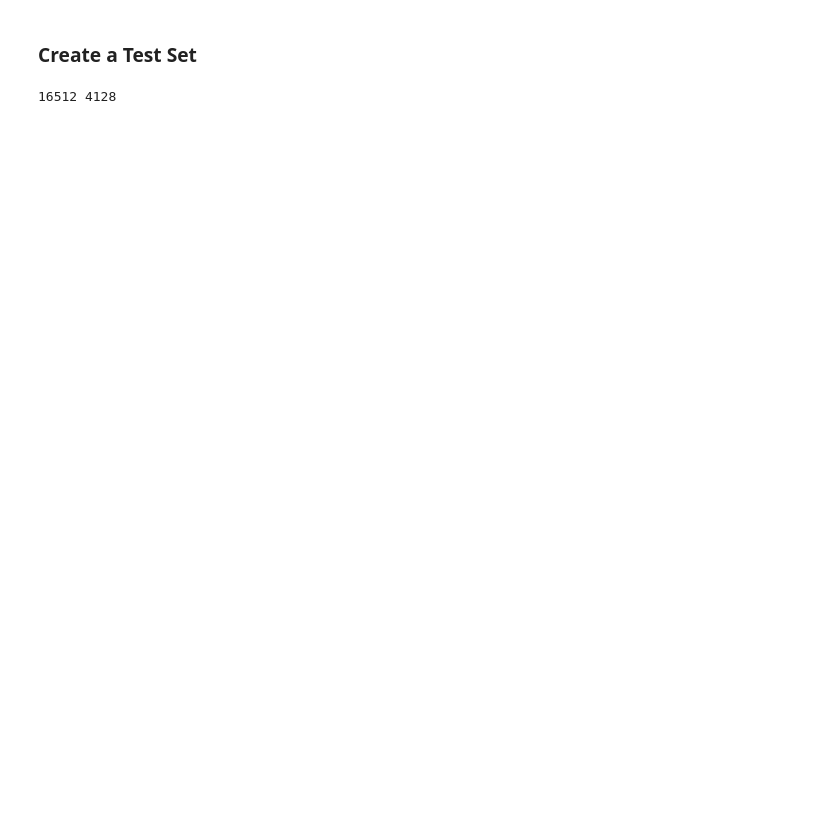
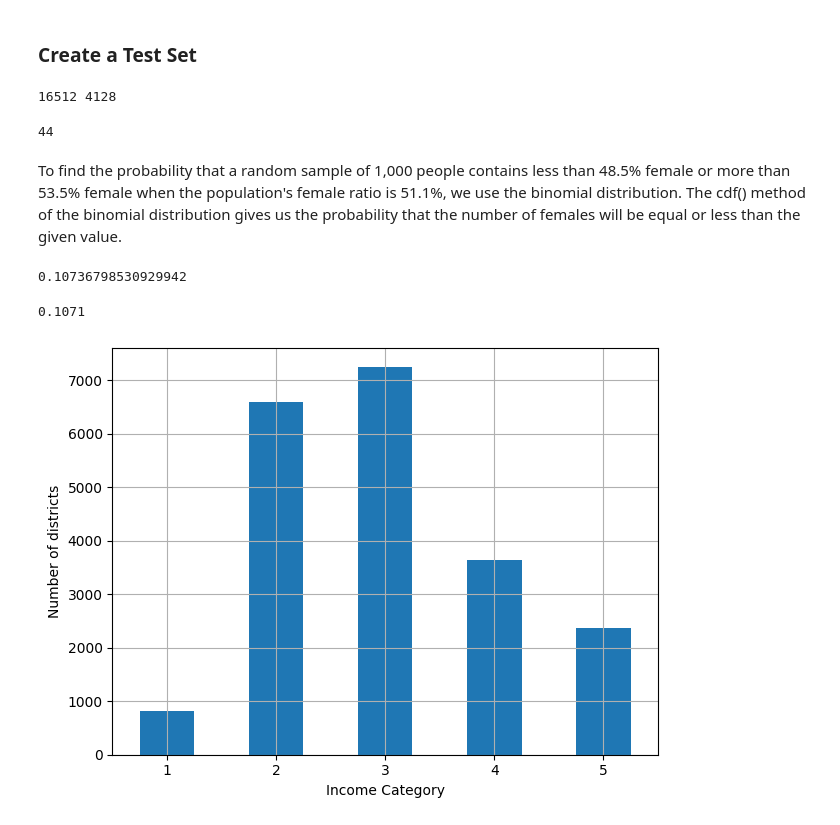
Before and after one commit to amannraawat/learning-ml-hands-on, a Jupyter notebook: 02_end_to_end_machine_learning_project.ipynb, the cells around one changed output. Cells and saved outputs as stored; diff of their text form; code cells hidden in the pictures; blank space fills up the shorter version.

```diff
--- a/02_end_to_end_machine_learning_project.ipynb
+++ b/02_end_to_end_machine_learning_project.ipynb
@@ -12,17 +12,18 @@ import tarfile
 import urllib.request
 
 # function for decompressing the tarball data
+# when function is called it looks for tgz file and if not there if creates a directory which contains the tgz file downloaded from the url we provided
 def load_housing_data():
-  tarball_path = Path("datasets/housing.tgz")
+  tarball_path = Path("drive/MyDrive/Hands-On Machine Learning/housing.tgz")
   if not tarball_path.is_file():
-    Path("datasets").mkdir(parents=True, exist_ok=True)
+    Path("drive/MyDrive/Hands-On Machine Learning/datasets").mkdir(parents=True, exist_ok=True)
     url = "https://raw.githubusercontent.com/amannraawat/learning-ml-hands-on/main/files/housing.tgz"
     urllib.request.urlretrieve(url, tarball_path)
 
     with tarfile.open(tarball_path) as housing_tarball:
-      housing_tarball.extractall(path="datasets")
+      housing_tarball.extractall(path="drive/MyDrive/Hands-On Machine Learning/datasets")
 
-  csv_path = Path("datasets/housing/housing.csv")
+  csv_path = Path("drive/MyDrive/Hands-On Machine Learning/datasets/housing/housing.csv")
   return pd.read_csv(csv_path)
 
 housing = load_housing_data()
@@ -139,3 +141,38 @@ train_set, test_set = split_data_with_id_hash(housing_with_ids, 0.2, "id")
 # %%
 from sklearn.model_selection import train_test_split
 train_set, test_set = train_test_split(housing, test_size=0.2, random_state=42)
+# %%
+test_set['total_bedrooms'].isnull().sum()
+# %% [output]
+44
+# %% [markdown]
+To find the probability that a random sample of 1,000 people contains less than 48.5% female or more than 53.5% female when the population's female ratio is 51.1%, we use the binomial distribution. The cdf() method of the binomial distribution gives us the probability that the number of females will be equal or less than the given value.
+# %%
+from scipy.stats import binom
+
+sample_size = 1000
+ratio_female = 0.511
+proba_too_small = binom(sample_size, ratio_female).cdf(485-1)
+proba_too_large = 1 - binom(sample_size, ratio_female).cdf(535)
+print(proba_too_small + proba_too_large)
+# %% [output]
+0.10736798530929942
+# %%
+np.random.seed(42)
+
+samples = (np.random.rand(100_000, sample_size) < ratio_female).sum(axis=1)
+((samples < 485) | (samples > 535)).mean()
+# %% [output]
+0.1071
+# %%
+housing["income_cat"] = pd.cut(housing["median_income"],
+                                 bins = [0., 1.5, 3.0, 4.5, 6., np.inf],
+                                 labels=[1,2,3,4,5])
+# %%
+housing["income_cat"].value_counts().sort_index().plot.bar(rot=0, grid=True)
+plt.xlabel("Income Category")
+plt.ylabel("Number of districts")
+# save_fig("housing_income_cat_bar_plot")
+plt.show()
+# %% [output]
+[figure, added]
```
Also changed, not shown: parts of 22 cells of this notebook.
